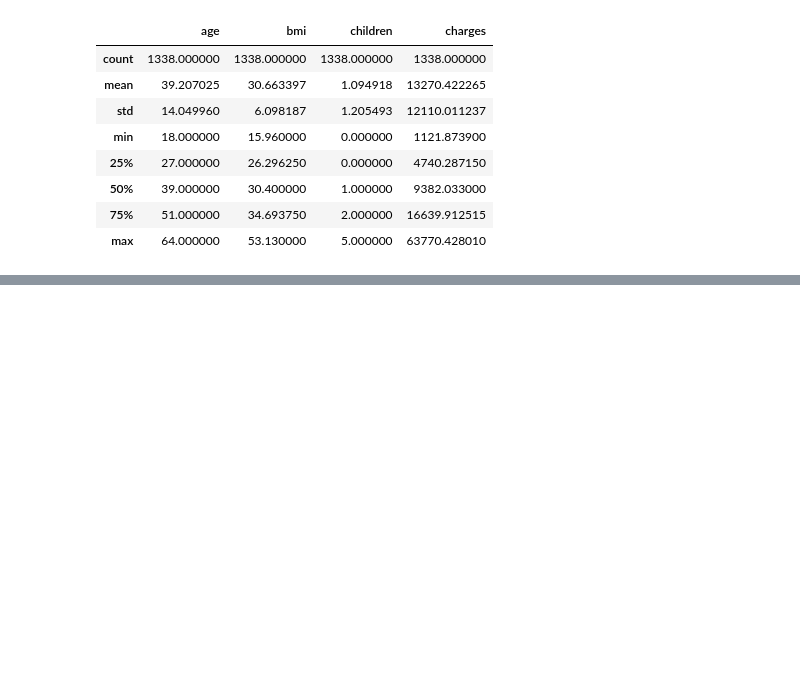
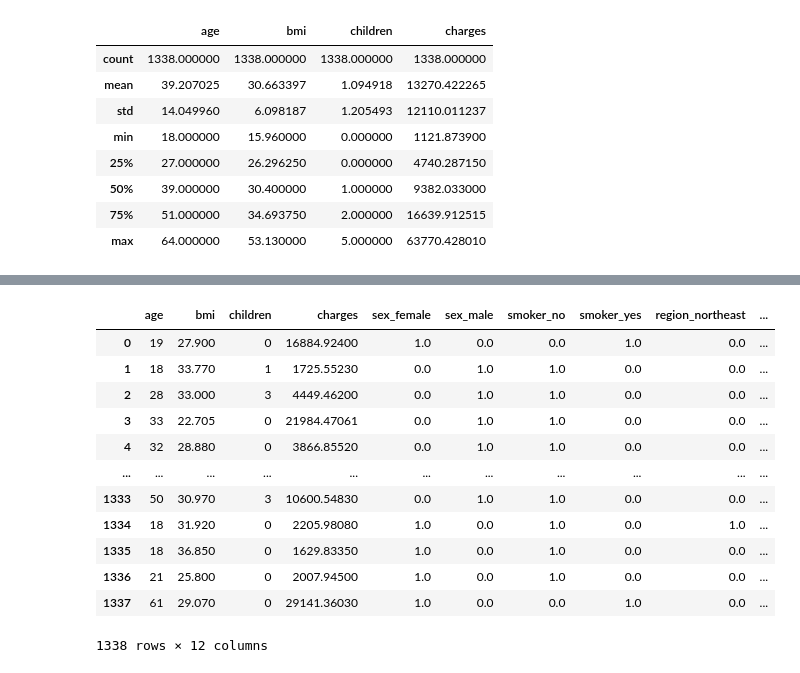
Before and after one commit to khaldon/boston-house-prediction, a Jupyter notebook: medical-insurance-prediction/medical_insurance_prediction.ipynb, the cells around one changed output, grey strips where cells are left out. Cells and saved outputs as stored; diff of their text form; code cells hidden in the pictures; blank space fills up the shorter version.

```diff
--- a/medical-insurance-prediction/medical_insurance_prediction.ipynb
+++ b/medical-insurance-prediction/medical_insurance_prediction.ipynb
@@ -82,0 +85,7 @@ plt.show()
+# %%
+def encoding_feature(dataset, cols):
+    enc = OneHotEncoder(sparse_output=False).set_output(transform='pandas')
+    for col in cols:
+        encoder = enc.fit_transform(dataset[[col]])
+        dataset = pd.concat([dataset, encoder], axis=1).drop(columns=[col])
+    return dataset
@@ -82,0 +109,18 @@ plt.show()
+# %%
+insurance_dataset = encoding_feature(insurance_dataset, ['sex', 'smoker', 'region'])
+# %%
+insurance_dataset
+# %% [output]
+|  | age | bmi | children | charges | sex_female | sex_male | smoker_no | smoker_yes | region_northeast | ... |
+| 0 | 19 | 27.900 | 0 | 16884.92400 | 1.0 | 0.0 | 0.0 | 1.0 | 0.0 | ... |
+| 1 | 18 | 33.770 | 1 | 1725.55230 | 0.0 | 1.0 | 1.0 | 0.0 | 0.0 | ... |
+| 2 | 28 | 33.000 | 3 | 4449.46200 | 0.0 | 1.0 | 1.0 | 0.0 | 0.0 | ... |
+| 3 | 33 | 22.705 | 0 | 21984.47061 | 0.0 | 1.0 | 1.0 | 0.0 | 0.0 | ... |
+| 4 | 32 | 28.880 | 0 | 3866.85520 | 0.0 | 1.0 | 1.0 | 0.0 | 0.0 | ... |
+| ... | ... | ... | ... | ... | ... | ... | ... | ... | ... | ... |
+| 1333 | 50 | 30.970 | 3 | 10600.54830 | 0.0 | 1.0 | 1.0 | 0.0 | 0.0 | ... |
+| 1334 | 18 | 31.920 | 0 | 2205.98080 | 1.0 | 0.0 | 1.0 | 0.0 | 1.0 | ... |
+| 1335 | 18 | 36.850 | 0 | 1629.83350 | 1.0 | 0.0 | 1.0 | 0.0 | 0.0 | ... |
+| 1336 | 21 | 25.800 | 0 | 2007.94500 | 1.0 | 0.0 | 1.0 | 0.0 | 0.0 | ... |
+| 1337 | 61 | 29.070 | 0 | 29141.36030 | 1.0 | 0.0 | 0.0 | 1.0 | 0.0 | ... |
+1338 rows × 12 columns
```
Also changed, not shown: parts of 13 cells of this notebook.
